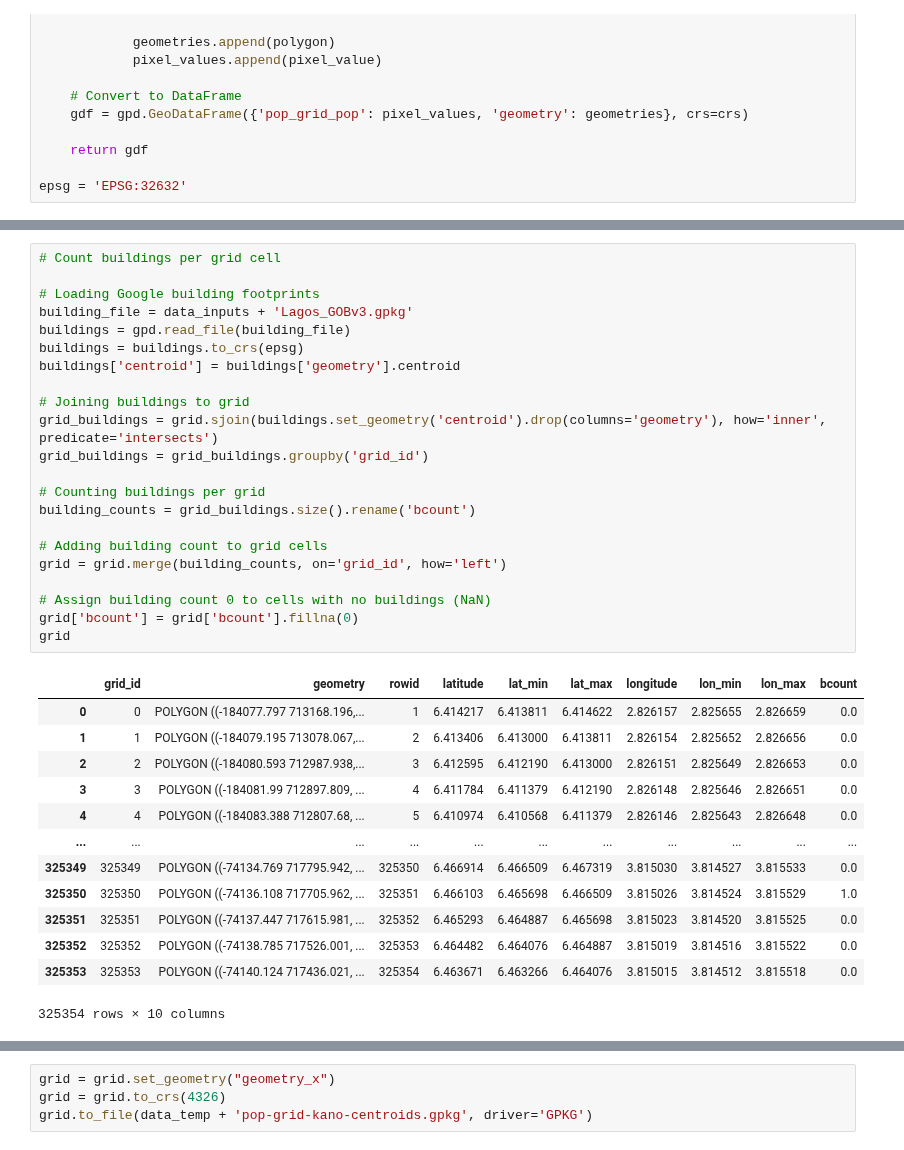
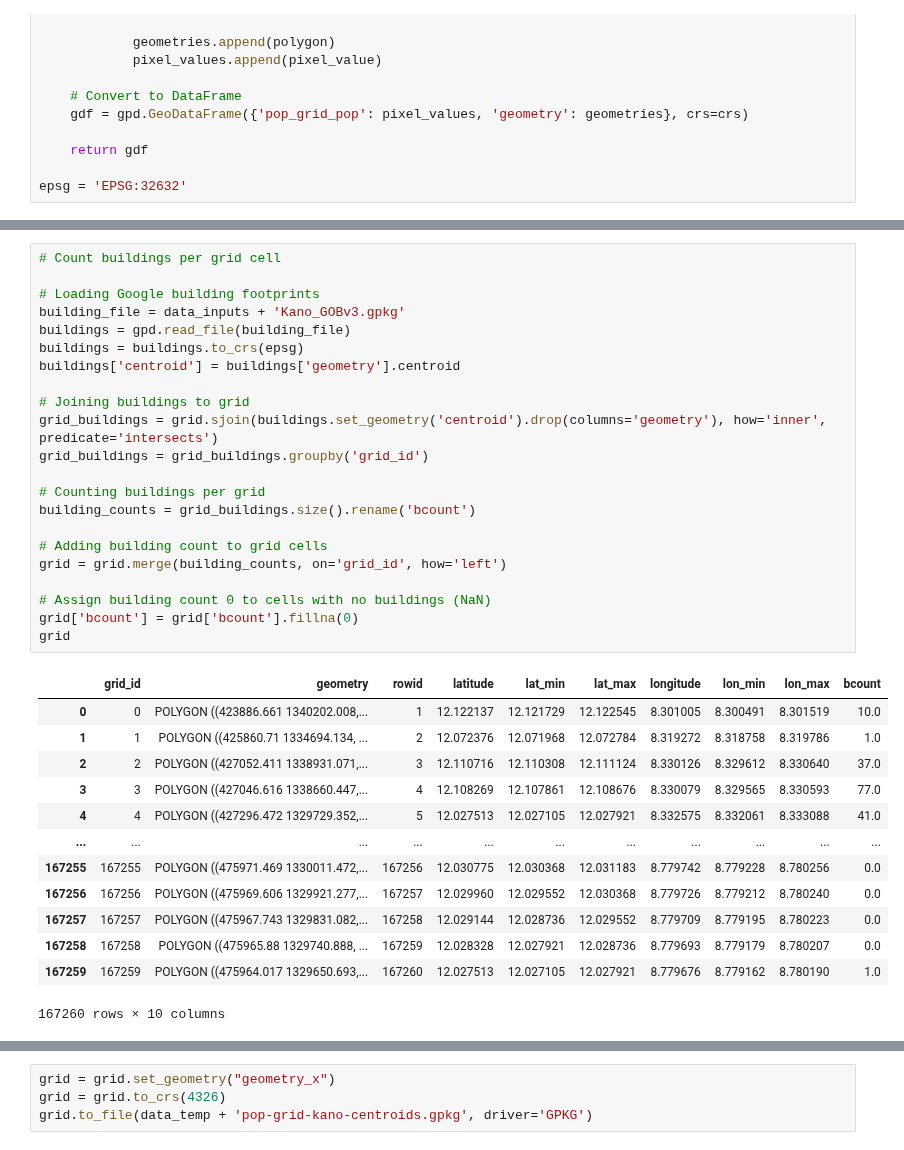
Before and after one commit to urbanbigdatacentre/ideamaps-models, a Jupyter notebook: models/emergency-maternal-care/scripts/EmOC-Access-Deprivation-Kano.ipynb, the cells around one changed output, grey strips where cells are left out. Drawn from its saved outputs; the diff is of its cells as text.

```diff
--- a/models/emergency-maternal-care/scripts/EmOC-Access-Deprivation-Kano.ipynb
+++ b/models/emergency-maternal-care/scripts/EmOC-Access-Deprivation-Kano.ipynb
@@ -255,39 +260,39 @@ grid
 # %%
 # Count buildings per grid cell
 
 # Loading Google building footprints
-building_file = data_inputs + 'Lagos_GOBv3.gpkg'
+building_file = data_inputs + 'Kano_GOBv3.gpkg'
 buildings = gpd.read_file(building_file)
 buildings = buildings.to_crs(epsg)
 buildings['centroid'] = buildings['geometry'].centroid
 
 # Joining buildings to grid
 grid_buildings = grid.sjoin(buildings.set_geometry('centroid').drop(columns='geometry'), how='inner', predicate='intersects')
 grid_buildings = grid_buildings.groupby('grid_id')
 
 # Counting buildings per grid
 building_counts = grid_buildings.size().rename('bcount')
 
 # Adding building count to grid cells
 grid = grid.merge(building_counts, on='grid_id', how='left')
 
 # Assign building count 0 to cells with no buildings (NaN)
 grid['bcount'] = grid['bcount'].fillna(0)
 grid
 # %% [output]
 |  | grid_id | geometry | rowid | latitude | lat_min | lat_max | longitude | lon_min | lon_max | bcount |
-| 0 | 0 | POLYGON ((-184077.797 713168.196,... | 1 | 6.414217 | 6.413811 | 6.414622 | 2.826157 | 2.825655 | 2.826659 | 0.0 |
-| 1 | 1 | POLYGON ((-184079.195 713078.067,... | 2 | 6.413406 | 6.413000 | 6.413811 | 2.826154 | 2.825652 | 2.826656 | 0.0 |
-| 2 | 2 | POLYGON ((-184080.593 712987.938,... | 3 | 6.412595 | 6.412190 | 6.413000 | 2.826151 | 2.825649 | 2.826653 | 0.0 |
-| 3 | 3 | POLYGON ((-184081.99 712897.809, ... | 4 | 6.411784 | 6.411379 | 6.412190 | 2.826148 | 2.825646 | 2.826651 | 0.0 |
-| 4 | 4 | POLYGON ((-184083.388 712807.68, ... | 5 | 6.410974 | 6.410568 | 6.411379 | 2.826146 | 2.825643 | 2.826648 | 0.0 |
+| 0 | 0 | POLYGON ((423886.661 1340202.008,... | 1 | 12.122137 | 12.121729 | 12.122545 | 8.301005 | 8.300491 | 8.301519 | 10.0 |
+| 1 | 1 | POLYGON ((425860.71 1334694.134, ... | 2 | 12.072376 | 12.071968 | 12.072784 | 8.319272 | 8.318758 | 8.319786 | 1.0 |
+| 2 | 2 | POLYGON ((427052.411 1338931.071,... | 3 | 12.110716 | 12.110308 | 12.111124 | 8.330126 | 8.329612 | 8.330640 | 37.0 |
+| 3 | 3 | POLYGON ((427046.616 1338660.447,... | 4 | 12.108269 | 12.107861 | 12.108676 | 8.330079 | 8.329565 | 8.330593 | 77.0 |
+| 4 | 4 | POLYGON ((427296.472 1329729.352,... | 5 | 12.027513 | 12.027105 | 12.027921 | 8.332575 | 8.332061 | 8.333088 | 41.0 |
 | ... | ... | ... | ... | ... | ... | ... | ... | ... | ... | ... |
-| 325349 | 325349 | POLYGON ((-74134.769 717795.942, ... | 325350 | 6.466914 | 6.466509 | 6.467319 | 3.815030 | 3.814527 | 3.815533 | 0.0 |
-| 325350 | 325350 | POLYGON ((-74136.108 717705.962, ... | 325351 | 6.466103 | 6.465698 | 6.466509 | 3.815026 | 3.814524 | 3.815529 | 1.0 |
-| 325351 | 325351 | POLYGON ((-74137.447 717615.981, ... | 325352 | 6.465293 | 6.464887 | 6.465698 | 3.815023 | 3.814520 | 3.815525 | 0.0 |
-| 325352 | 325352 | POLYGON ((-74138.785 717526.001, ... | 325353 | 6.464482 | 6.464076 | 6.464887 | 3.815019 | 3.814516 | 3.815522 | 0.0 |
-| 325353 | 325353 | POLYGON ((-74140.124 717436.021, ... | 325354 | 6.463671 | 6.463266 | 6.464076 | 3.815015 | 3.814512 | 3.815518 | 0.0 |
+| 167255 | 167255 | POLYGON ((475971.469 1330011.472,... | 167256 | 12.030775 | 12.030368 | 12.031183 | 8.779742 | 8.779228 | 8.780256 | 0.0 |
+| 167256 | 167256 | POLYGON ((475969.606 1329921.277,... | 167257 | 12.029960 | 12.029552 | 12.030368 | 8.779726 | 8.779212 | 8.780240 | 0.0 |
+| 167257 | 167257 | POLYGON ((475967.743 1329831.082,... | 167258 | 12.029144 | 12.028736 | 12.029552 | 8.779709 | 8.779195 | 8.780223 | 0.0 |
+| 167258 | 167258 | POLYGON ((475965.88 1329740.888, ... | 167259 | 12.028328 | 12.027921 | 12.028736 | 8.779693 | 8.779179 | 8.780207 | 0.0 |
+| 167259 | 167259 | POLYGON ((475964.017 1329650.693,... | 167260 | 12.027513 | 12.027105 | 12.027921 | 8.779676 | 8.779162 | 8.780190 | 1.0 |
-325354 rows × 10 columns
+167260 rows × 10 columns
 # %%
 # Adding population data at 1km grid to finer grid
 
```
Also changed, not shown: parts of 82 cells of this notebook, 10 other files.
